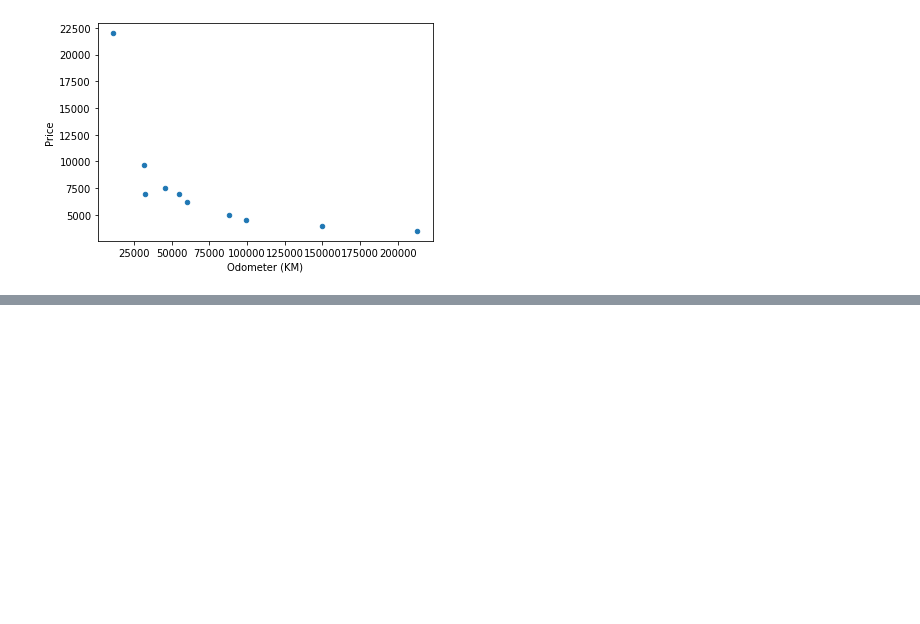
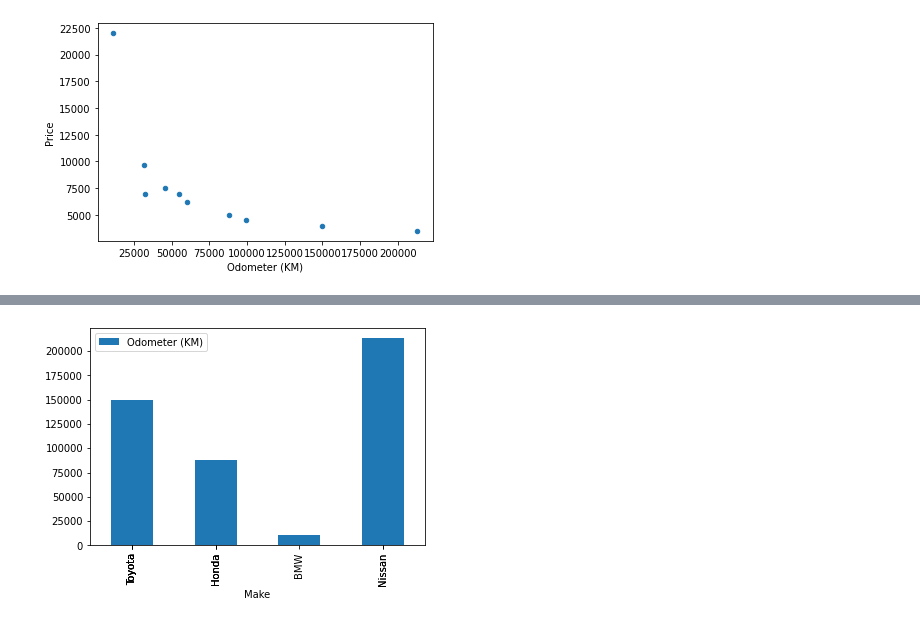
Before and after one commit to mainaliashish/ml-projects, a Jupyter notebook: matlab-practice/practice-matlab.ipynb, the cells around one changed output, grey strips where cells are left out. Cells and saved outputs as stored; diff of their text form; code cells hidden in the pictures; blank space fills up the shorter version.

```diff
--- a/matlab-practice/practice-matlab.ipynb
+++ b/matlab-practice/practice-matlab.ipynb
@@ -238,0 +283,4 @@ car_sales.plot(x="Odometer (KM)", y="Price", kind="scatter")
+# %%
+car_sales.plot(x="Make", y="Odometer (KM)", kind="bar");
+# %% [output]
+[figure, added]
```
Also changed, not shown: parts of 5 cells of this notebook.
